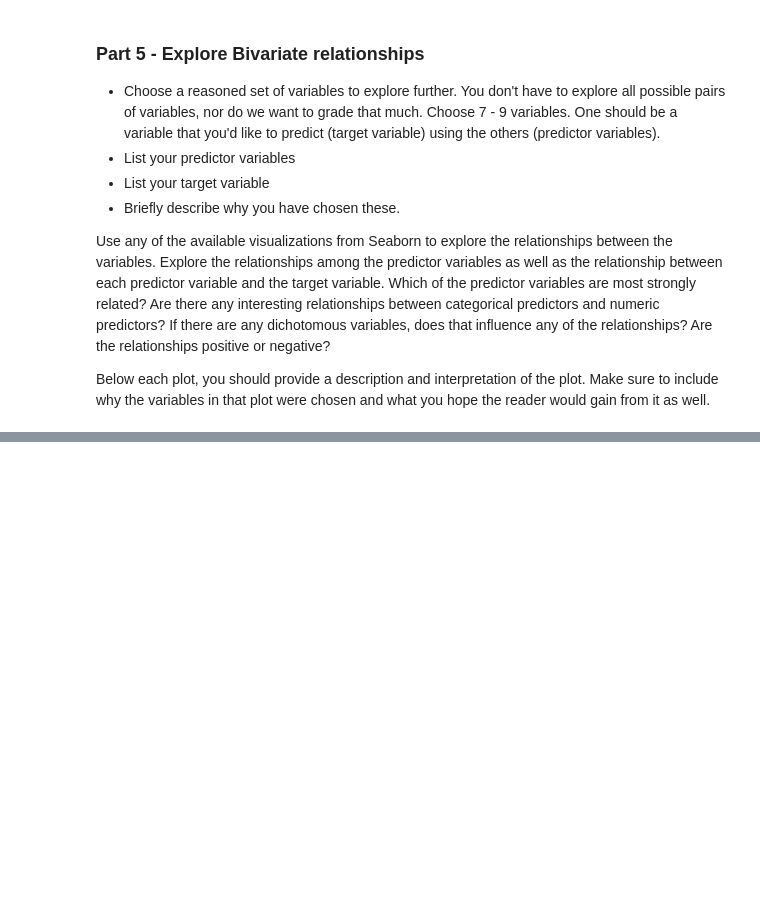
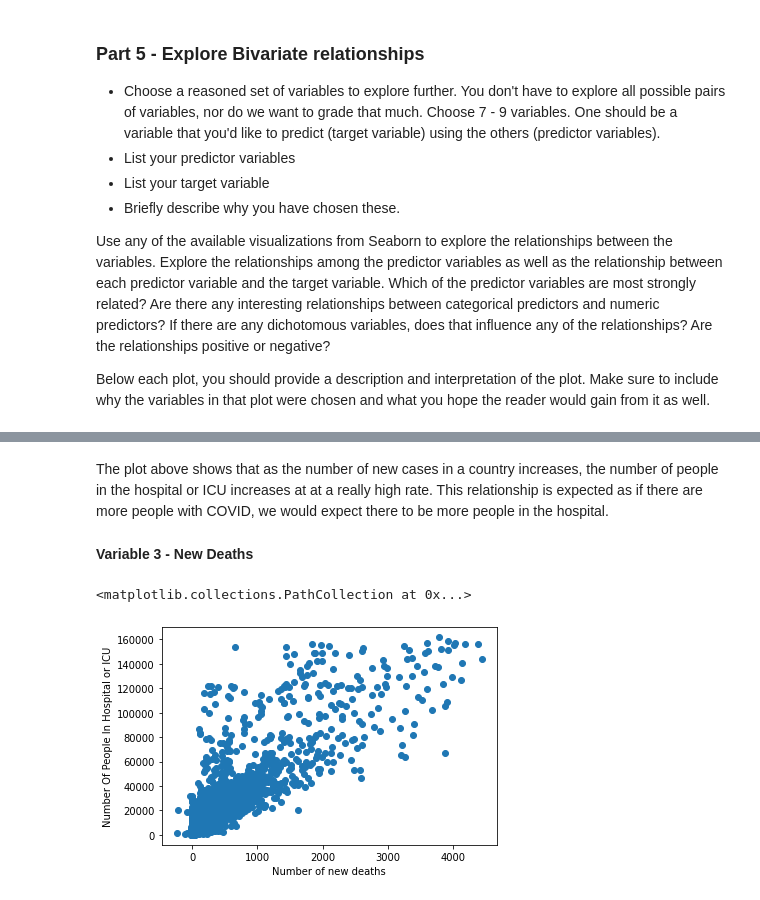
Before and after one commit to CS-5394-ML-Class/Project-2, a Jupyter notebook: Project02 - Gabriel.ipynb, the cells around one changed output, grey strips where cells are left out. Saved outputs shown, nothing was run; the diff lists cells and outputs as text; code cells hidden in the pictures; blank space fills up the shorter version.

```diff
--- a/Project02 - Gabriel.ipynb
+++ b/Project02 - Gabriel.ipynb
@@ -353,0 +448,12 @@ Below each plot, you should provide a description and interpretation of the plot
+# %% [markdown]
+The plot above shows that as the number of new cases in a country increases, the number of people in the hospital or ICU increases at at a really high rate. This relationship is expected as if there are more people with COVID, we would expect there to be more people in the hospital.
+# %% [markdown]
+<b>Variable 3 - New Deaths</b>
+# %%
+x_new_deaths = np.array([i for i in data_merged["new_deaths"].to_numpy()], dtype=np.float)
+plt.pyplot.xlabel("Number of new deaths")
+plt.pyplot.ylabel("Number Of People In Hospital or ICU")
+plt.pyplot.scatter(x_new_deaths, y)
+# %% [output]
+<matplotlib.collections.PathCollection at 0x...>
+[figure, added]
```
Also changed, not shown: parts of 32 cells of this notebook.
